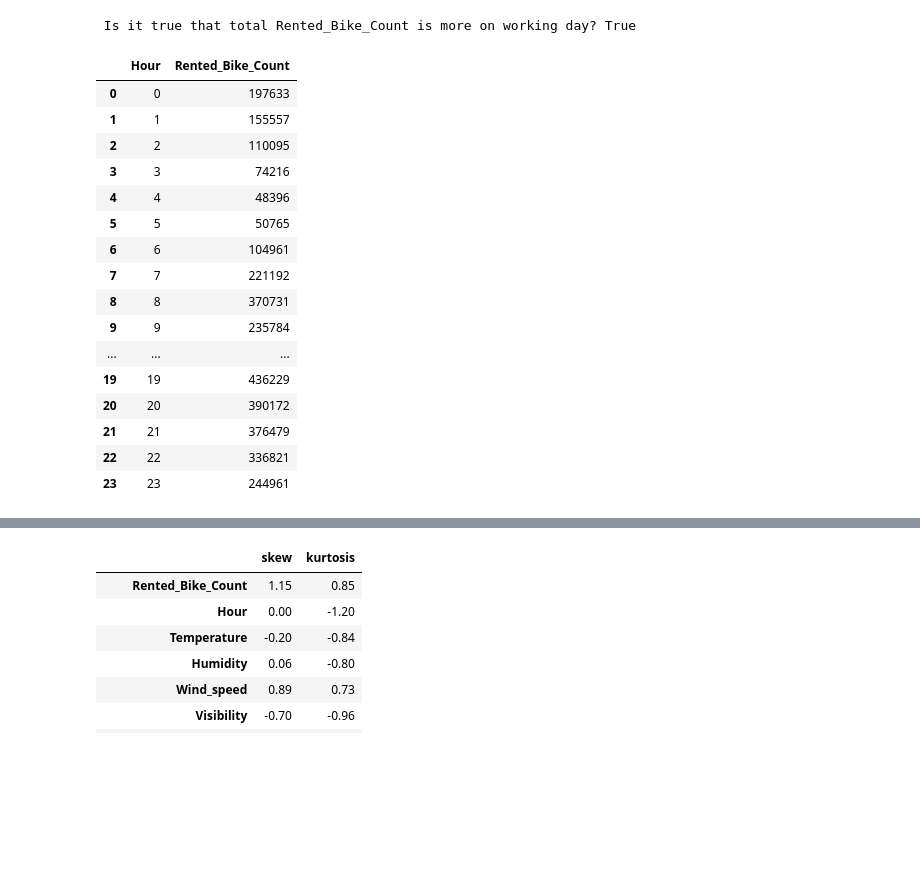
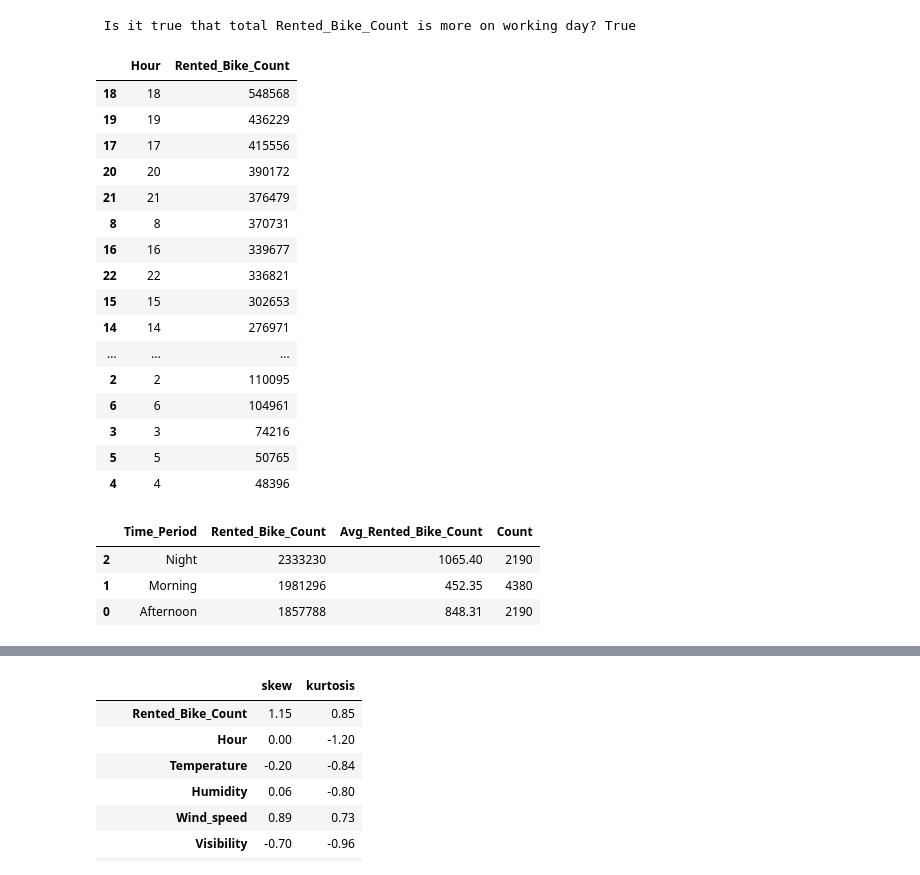
Before and after one commit to abhinav4201/Regression-Bike-Sharing-Demand-Prediction, a Jupyter notebook: Supervised_Regression_Bike_Demand_Prediction_Capstone_2.ipynb, the cells around one changed output, grey strips where cells are left out. Drawn from its saved outputs; the diff is of its cells as text; code cells hidden in the pictures; blank space fills up the shorter version.

```diff
--- a/Supervised_Regression_Bike_Demand_Prediction_Capstone_2.ipynb
+++ b/Supervised_Regression_Bike_Demand_Prediction_Capstone_2.ipynb
@@ -505,22 +505,22 @@ print(f' Is it true that total Rented_Bike_Count is more on working day? {d}')
 df['Week'] = df['Day'].apply(lambda x:'Weekend'  if x=='Saturday' or  x== 'Sunday' else 'Working Day')
 # %%
 #finding relation/trend of hour with rented bike count(time series analysis)
-df.groupby('Hour')['Rented_Bike_Count'].sum().reset_index()
+df.groupby('Hour')['Rented_Bike_Count'].sum().reset_index().sort_values('Rented_Bike_Count', ascending = False)
 # %% [output]
 |  | Hour | Rented_Bike_Count |
-| 0 | 0 | 197633 |
-| 1 | 1 | 155557 |
-| 2 | 2 | 110095 |
-| 3 | 3 | 74216 |
-| 4 | 4 | 48396 |
-| 5 | 5 | 50765 |
-| 6 | 6 | 104961 |
-| 7 | 7 | 221192 |
-| 8 | 8 | 370731 |
-| 9 | 9 | 235784 |
-| ... | ... | ... |
+| 18 | 18 | 548568 |
 | 19 | 19 | 436229 |
+| 17 | 17 | 415556 |
 | 20 | 20 | 390172 |
 | 21 | 21 | 376479 |
+| 8 | 8 | 370731 |
+| 16 | 16 | 339677 |
 | 22 | 22 | 336821 |
-| 23 | 23 | 244961 |
+| 15 | 15 | 302653 |
+| 14 | 14 | 276971 |
+| ... | ... | ... |
+| 2 | 2 | 110095 |
+| 6 | 6 | 104961 |
+| 3 | 3 | 74216 |
+| 5 | 5 | 50765 |
+| 4 | 4 | 48396 |
@@ -526,0 +530,10 @@ df.groupby('Hour')['Rented_Bike_Count'].sum().reset_index()
+# %%
+#checking bike demand based on time period of the day
+df.groupby('Time_Period')['Rented_Bike_Count'].agg(['sum','mean','count']).reset_index().rename(
+    columns = {'sum':'Rented_Bike_Count','mean':'Avg_Rented_Bike_Count','count':'Count'}).sort_values(
+    'Rented_Bike_Count', ascending = False)
+# %% [output]
+|  | Time_Period | Rented_Bike_Count | Avg_Rented_Bike_Count | Count |
+| 2 | Night | 2333230 | 1065.40 | 2190 |
+| 1 | Morning | 1981296 | 452.35 | 4380 |
+| 0 | Afternoon | 1857788 | 848.31 | 2190 |
```
Also changed, not shown: parts of 8 cells of this notebook.
